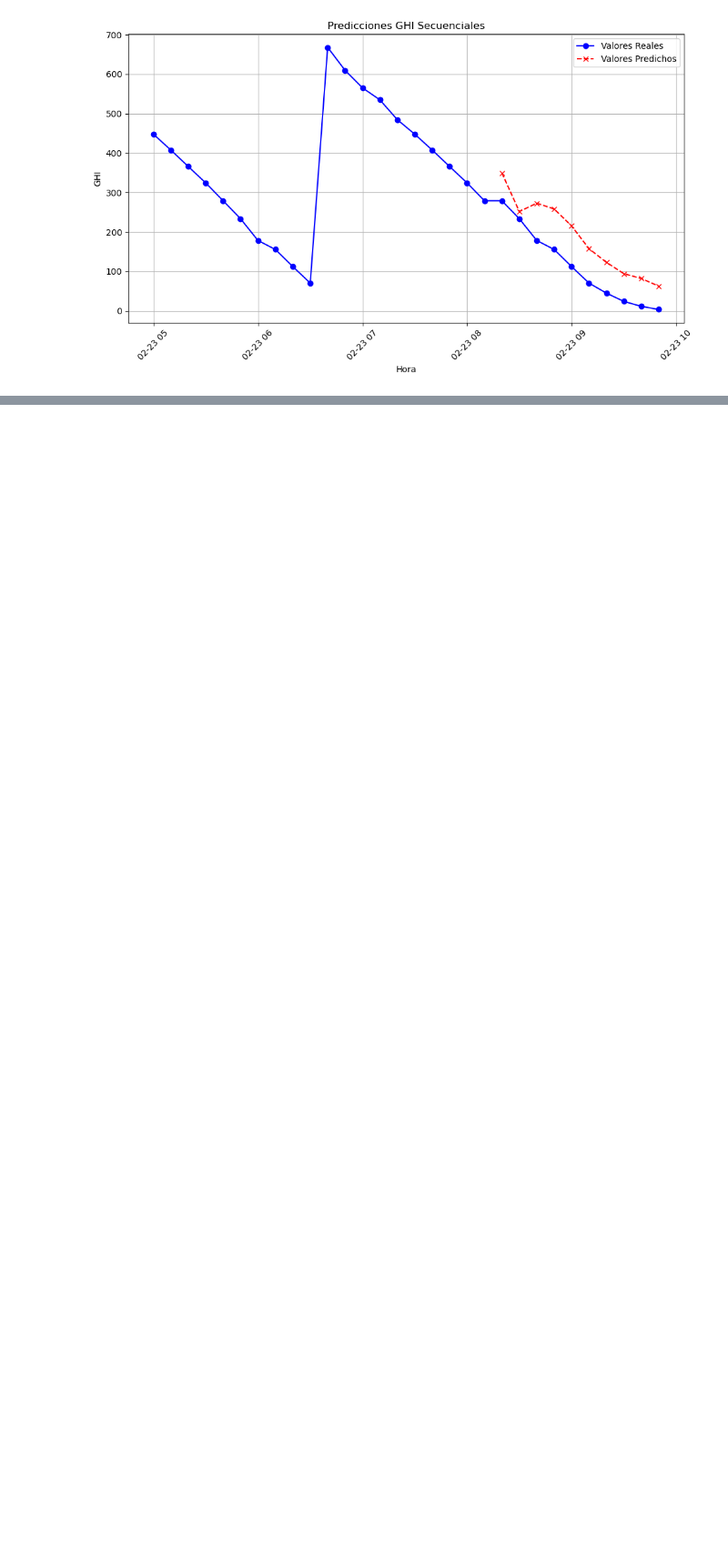
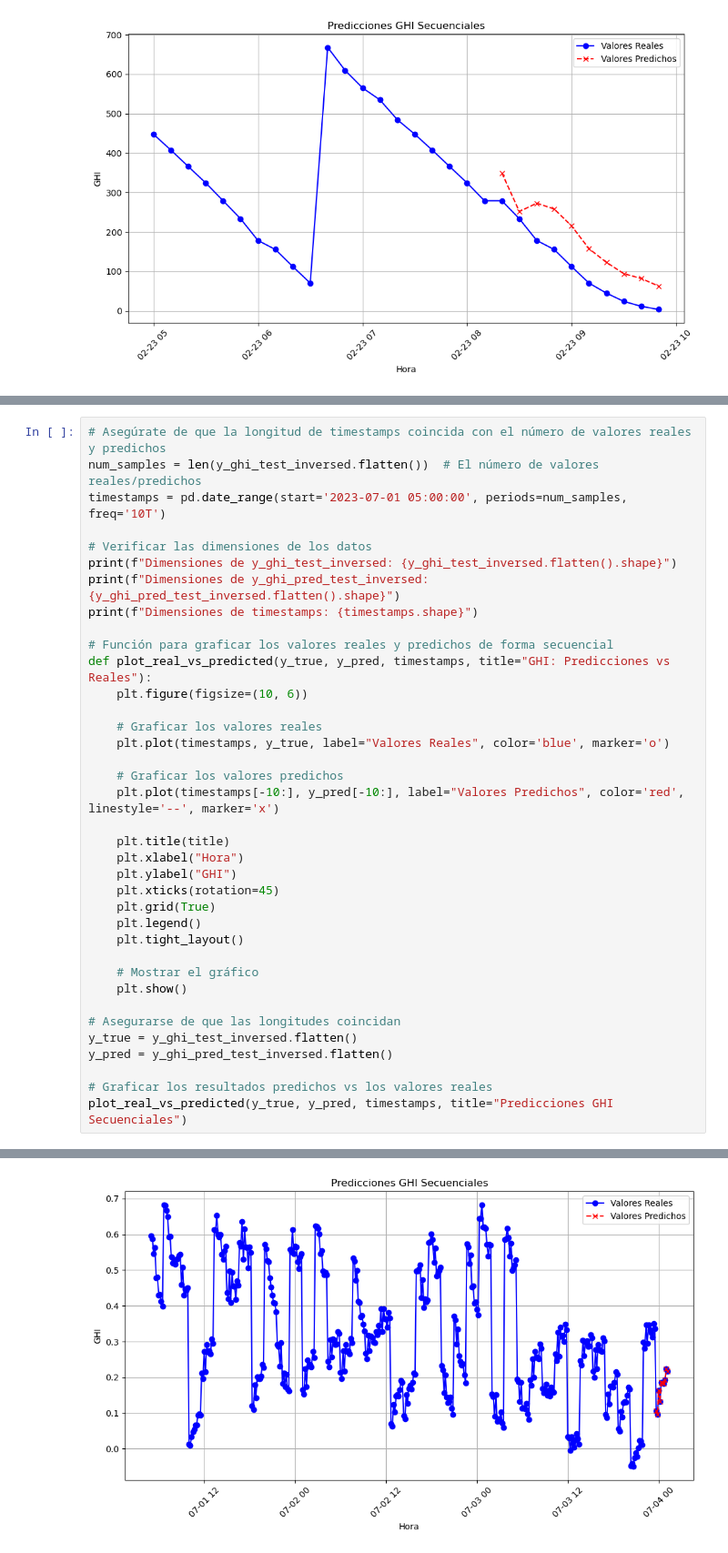
Before and after one commit to SantiagoRMV/Cloud_Forecasting_CNN_LSTM, a Jupyter notebook: test.ipynb, the cells around one changed output, grey strips where cells are left out. Shown: that part at 91% size. Cells and saved outputs as stored; diff of their text form; blank space fills up the shorter version.

```diff
--- a/test.ipynb
+++ b/test.ipynb
@@ -184,0 +523,38 @@ ________________________________________________________________________________
+# %%
+# Asegúrate de que la longitud de timestamps coincida con el número de valores reales y predichos
+num_samples = len(y_ghi_test_inversed.flatten())  # El número de valores reales/predichos
+timestamps = pd.date_range(start='2023-07-01 05:00:00', periods=num_samples, freq='10T')
+
+# Verificar las dimensiones de los datos
+print(f"Dimensiones de y_ghi_test_inversed: {y_ghi_test_inversed.flatten().shape}")
+print(f"Dimensiones de y_ghi_pred_test_inversed: {y_ghi_pred_test_inversed.flatten().shape}")
+print(f"Dimensiones de timestamps: {timestamps.shape}")
+
+# Función para graficar los valores reales y predichos de forma secuencial
+def plot_real_vs_predicted(y_true, y_pred, timestamps, title="GHI: Predicciones vs Reales"):
+    plt.figure(figsize=(10, 6))
+
+    # Graficar los valores reales
+    plt.plot(timestamps, y_true, label="Valores Reales", color='blue', marker='o')
+
+    # Graficar los valores predichos
+    plt.plot(timestamps[-10:], y_pred[-10:], label="Valores Predichos", color='red', linestyle='--', marker='x')
+
+    plt.title(title)
+    plt.xlabel("Hora")
+    plt.ylabel("GHI")
+    plt.xticks(rotation=45)
+    plt.grid(True)
+    plt.legend()
+    plt.tight_layout()
+
+    # Mostrar el gráfico
+    plt.show()
+
+# Asegurarse de que las longitudes coincidan
+y_true = y_ghi_test_inversed.flatten()
+y_pred = y_ghi_pred_test_inversed.flatten()
+
+# Graficar los resultados predichos vs los valores reales
+plot_real_vs_predicted(y_true, y_pred, timestamps, title="Predicciones GHI Secuenciales")
+# %% [output]
@@ -184,0 +564 @@ ________________________________________________________________________________
+[figure, added]
```
Also changed, not shown: parts of 8 cells of this notebook, 4 other files.
